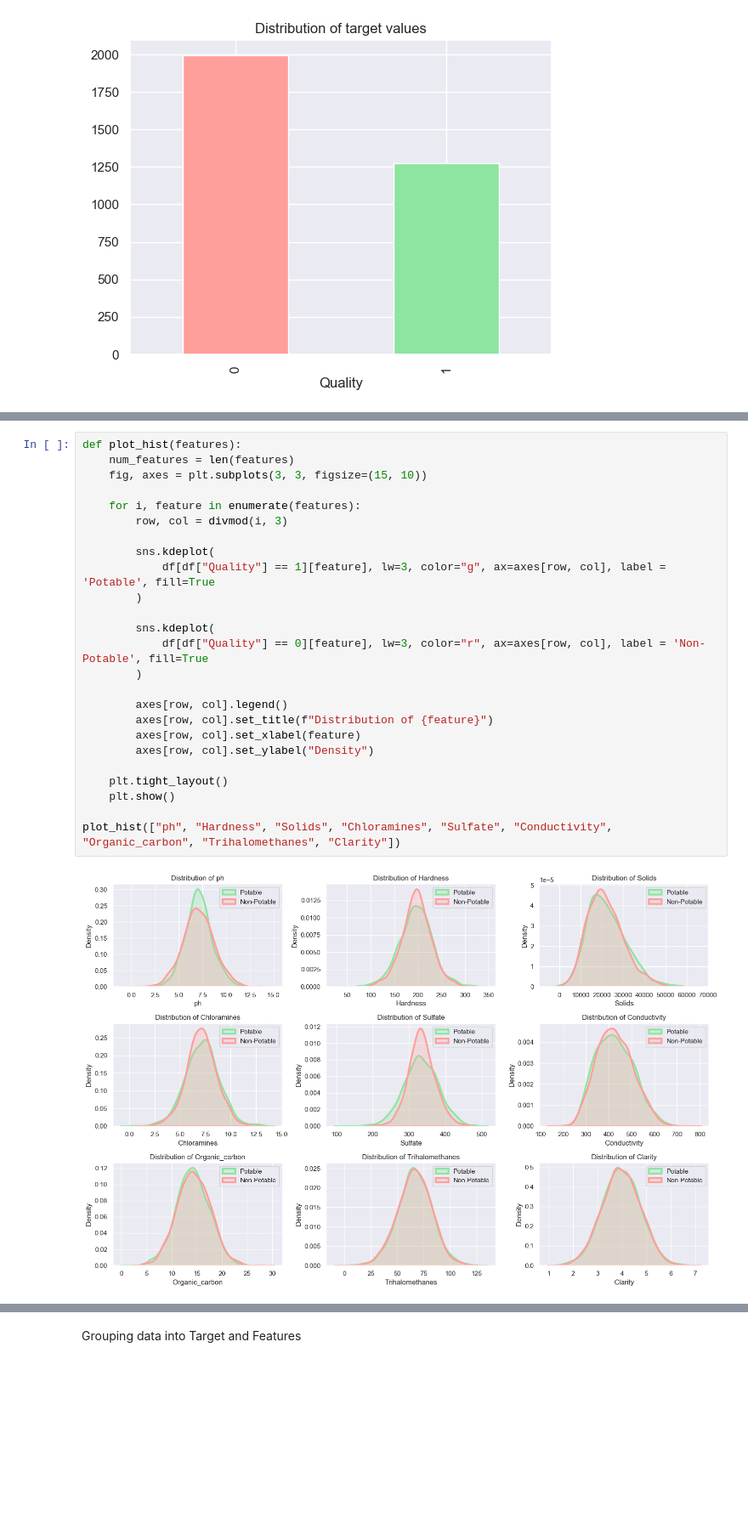
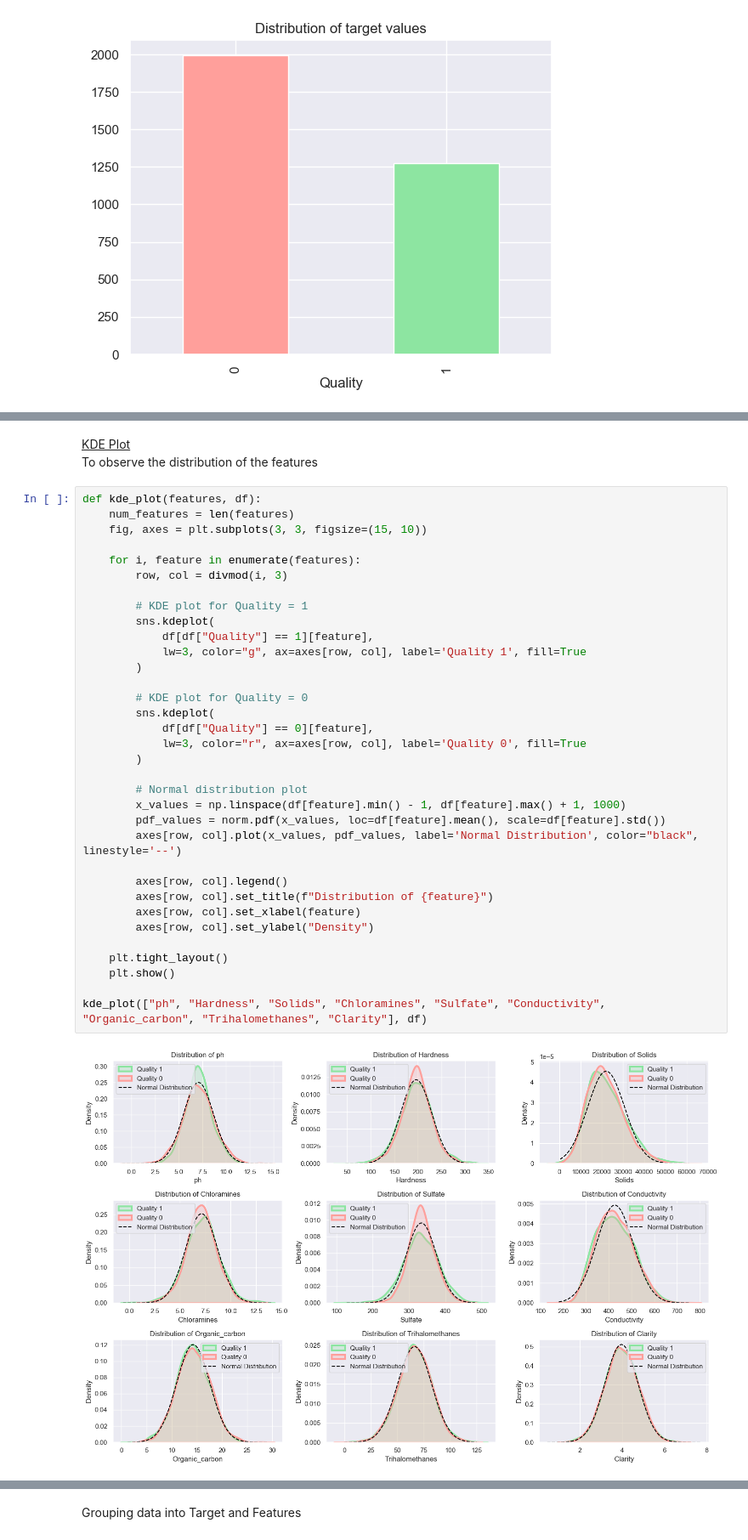
Before and after one commit to y0ngjie/AIML-ST1511-CA1, a Jupyter notebook: CA1-Classification.ipynb, the cells around one changed output, grey strips where cells are left out. Shown at 85% size. Drawn from its saved outputs; the diff is of its cells as text; blank space fills up the shorter version.

```diff
--- a/CA1-Classification.ipynb
+++ b/CA1-Classification.ipynb
@@ -219,27 +220,39 @@ We can tell that there is about 1.5 times more non-potable water compared to acc
+# %% [markdown]
+<u>KDE Plot</u><br>
+To observe the distribution of the features
 # %%
-def plot_hist(features):
+def kde_plot(features, df):
     num_features = len(features)
     fig, axes = plt.subplots(3, 3, figsize=(15, 10))
 
     for i, feature in enumerate(features):
         row, col = divmod(i, 3)
 
+        # KDE plot for Quality = 1
         sns.kdeplot(
-            df[df["Quality"] == 1][feature], lw=3, color="g", ax=axes[row, col], label = 'Potable', fill=True
+            df[df["Quality"] == 1][feature],
+            lw=3, color="g", ax=axes[row, col], label='Quality 1', fill=True
         )
 
+        # KDE plot for Quality = 0
         sns.kdeplot(
-            df[df["Quality"] == 0][feature], lw=3, color="r", ax=axes[row, col], label = 'Non-Potable', fill=True
+            df[df["Quality"] == 0][feature],
+            lw=3, color="r", ax=axes[row, col], label='Quality 0', fill=True
         )
+
+        # Normal distribution plot
+        x_values = np.linspace(df[feature].min() - 1, df[feature].max() + 1, 1000)
+        pdf_values = norm.pdf(x_values, loc=df[feature].mean(), scale=df[feature].std())
+        axes[row, col].plot(x_values, pdf_values, label='Normal Distribution', color="black", linestyle='--')
 
         axes[row, col].legend()
         axes[row, col].set_title(f"Distribution of {feature}")
         axes[row, col].set_xlabel(feature)
         axes[row, col].set_ylabel("Density")
 
     plt.tight_layout()
     plt.show()
 
-plot_hist(["ph", "Hardness", "Solids", "Chloramines", "Sulfate", "Conductivity", "Organic_carbon", "Trihalomethanes", "Clarity"])
+kde_plot(["ph", "Hardness", "Solids", "Chloramines", "Sulfate", "Conductivity", "Organic_carbon", "Trihalomethanes", "Clarity"], df)
 # %% [output]
-[figure, old version]
+[figure, new version]
```
Also changed, not shown: parts of 67 cells of this notebook, 1 other file.
